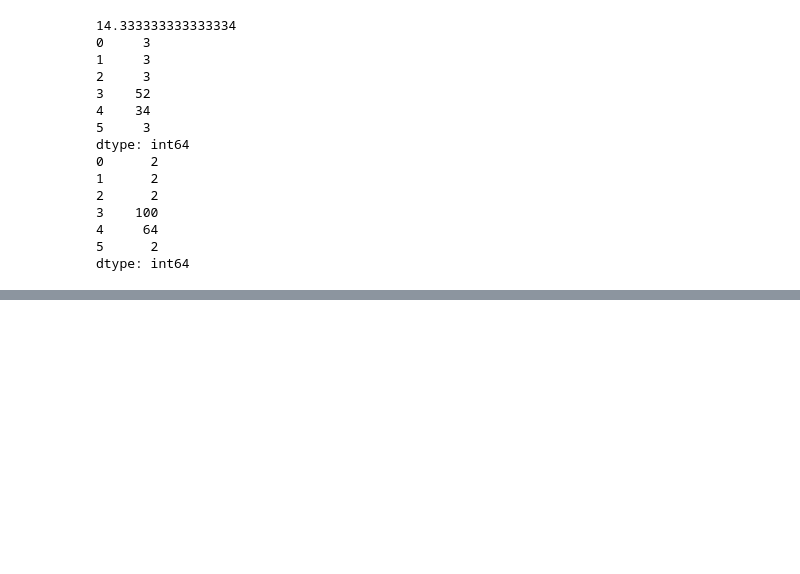
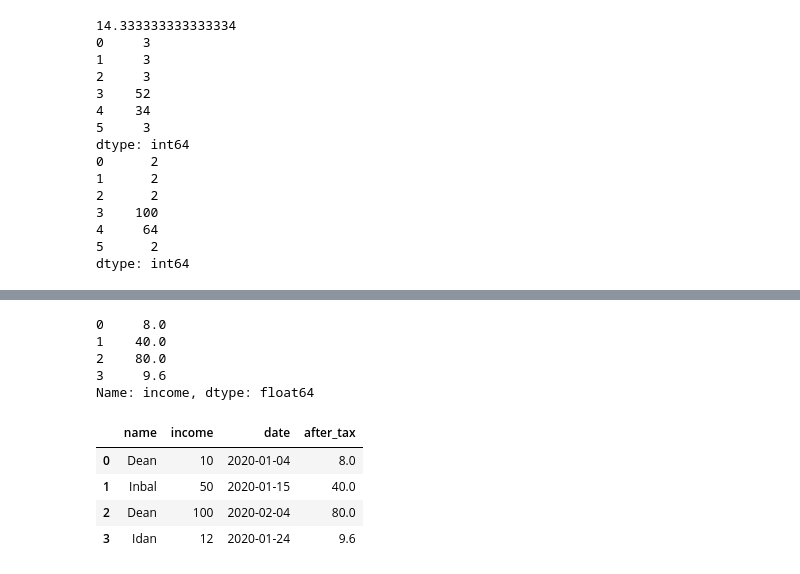
Before and after one commit to DeanLa/demystify, a Jupyter notebook: solutions/Part 0 - Overview.ipynb, the cells around one changed output, grey strips where cells are left out. Cells and saved outputs as stored; diff of their text form; code cells hidden in the pictures; blank space fills up the shorter version.

```diff
--- a/solutions/Part 0 - Overview.ipynb
+++ b/solutions/Part 0 - Overview.ipynb
@@ -145,0 +157,5 @@ dtype: int64
+# %%
+df = pd.DataFrame({
+    'name':['Dean','Inbal','Dean','Idan'],
+    'income':[10,50,100,12],
+     'date':pd.to_datetime(['2020-01-04','2020-01-15','2020-02-04','2020-01-24'])})
@@ -145,0 +170,20 @@ dtype: int64
+# %%
+# It is still a series
+df.income * 0.8
+# %% [output]
+0     8.0
+1    40.0
+2    80.0
+3     9.6
+Name: income, dtype: float64
+# %%
+# We can easily assign new series to data frame
+df['after_tax'] = df.income * 0.8
+# %%
+df
+# %% [output]
+|  | name | income | date | after_tax |
+| 0 | Dean | 10 | 2020-01-04 | 8.0 |
+| 1 | Inbal | 50 | 2020-01-15 | 40.0 |
+| 2 | Dean | 100 | 2020-02-04 | 80.0 |
+| 3 | Idan | 12 | 2020-01-24 | 9.6 |
```
Also changed, not shown: parts of 11 cells of this notebook, 1 other file.
